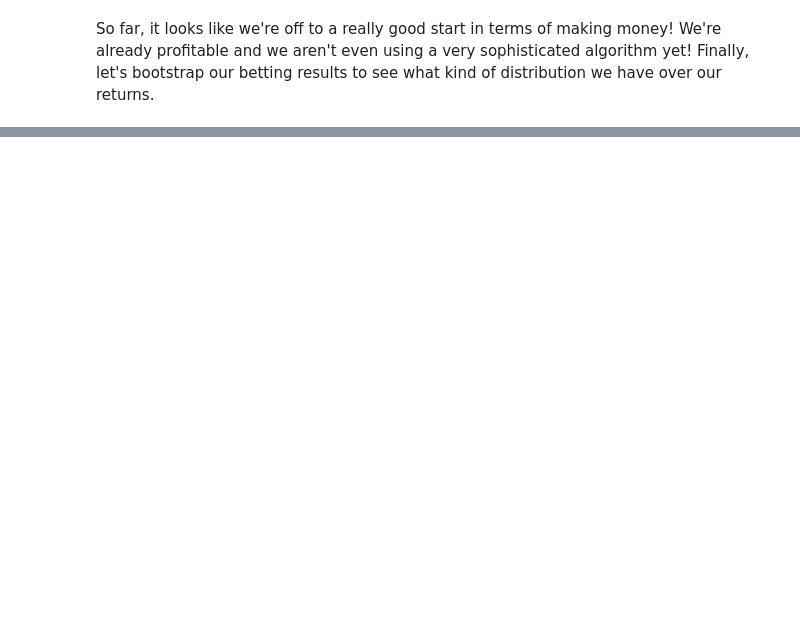
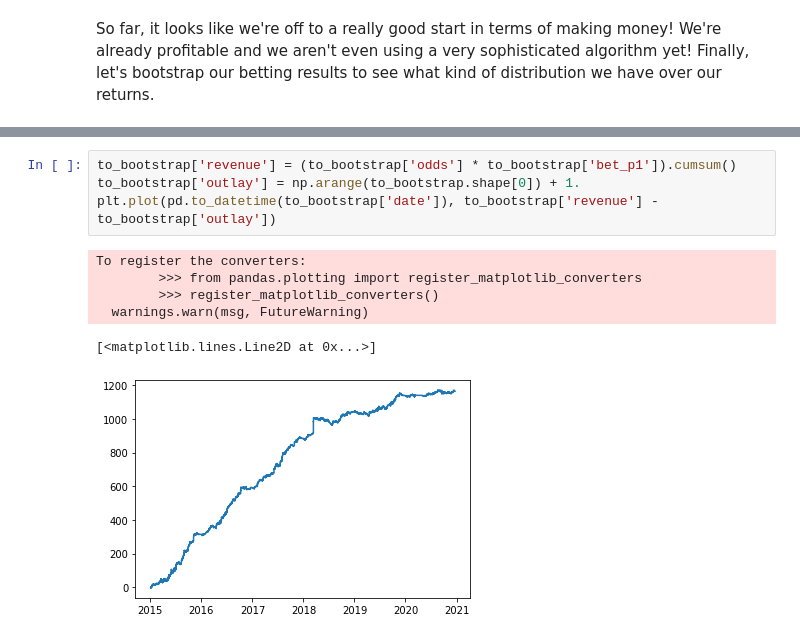
Before and after one commit to siddjagadish/tennis_new, a Jupyter notebook: tennis_new/notebooks/model_fitting/ELO/Betting Evaluation.ipynb, the cells around one changed output, grey strips where cells are left out. Saved outputs shown, nothing was run; the diff lists cells and outputs as text; blank space fills up the shorter version.

```diff
--- a/tennis_new/notebooks/model_fitting/ELO/Betting Evaluation.ipynb
+++ b/tennis_new/notebooks/model_fitting/ELO/Betting Evaluation.ipynb
@@ -377,0 +394,11 @@ Above, we see that our returns are fairly stable -- very unlikely to lose money
+# %%
+to_bootstrap['revenue'] = (to_bootstrap['odds'] * to_bootstrap['bet_p1']).cumsum()
+to_bootstrap['outlay'] = np.arange(to_bootstrap.shape[0]) + 1.
+plt.plot(pd.to_datetime(to_bootstrap['date']), to_bootstrap['revenue'] - to_bootstrap['outlay'])
+# %% [output]
+To register the converters:
+        >>> from pandas.plotting import register_matplotlib_converters
+        >>> register_matplotlib_converters()
+  warnings.warn(msg, FutureWarning)
+[<matplotlib.lines.Line2D at 0x...>]
+[figure, added]
```
Also changed, not shown: parts of 24 cells of this notebook, 4 other files.
